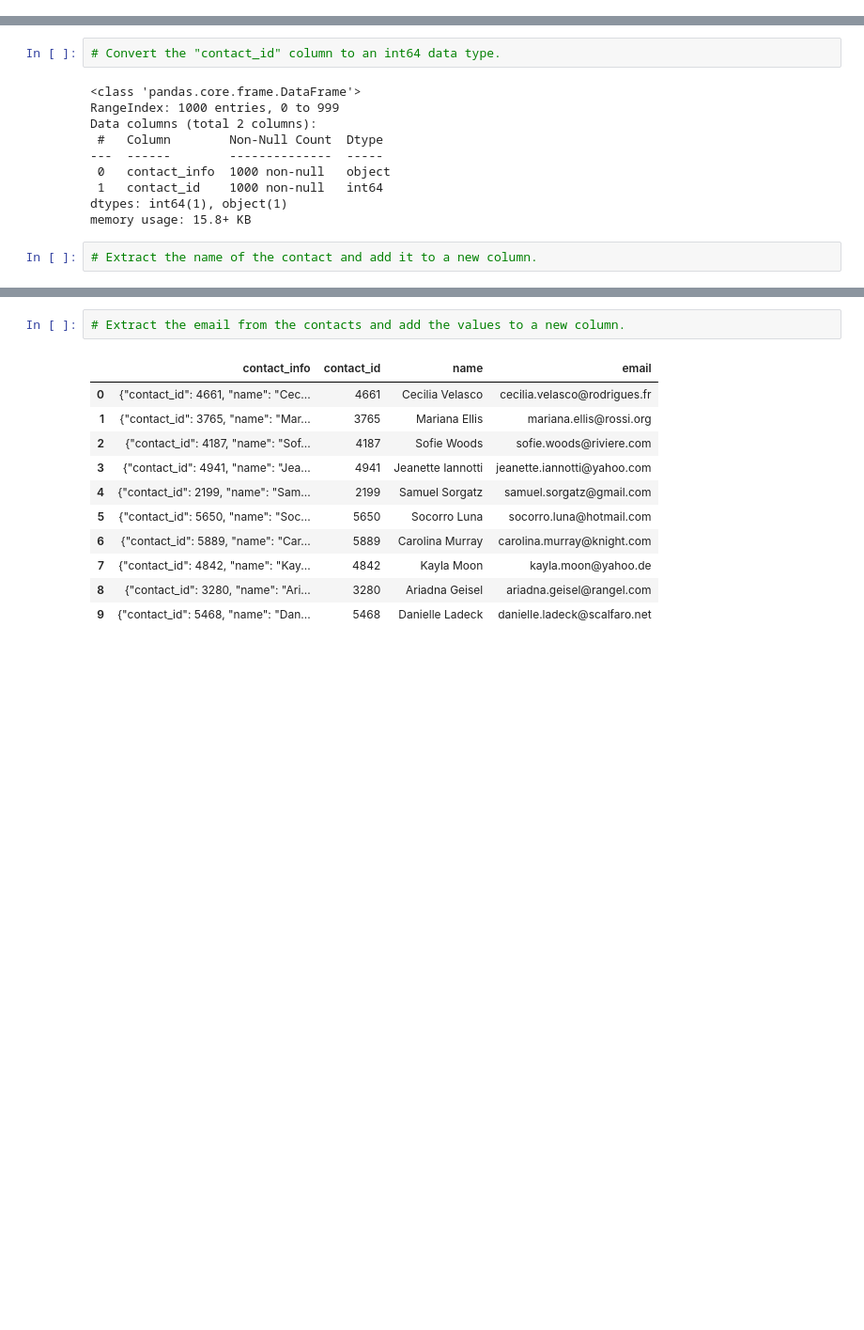
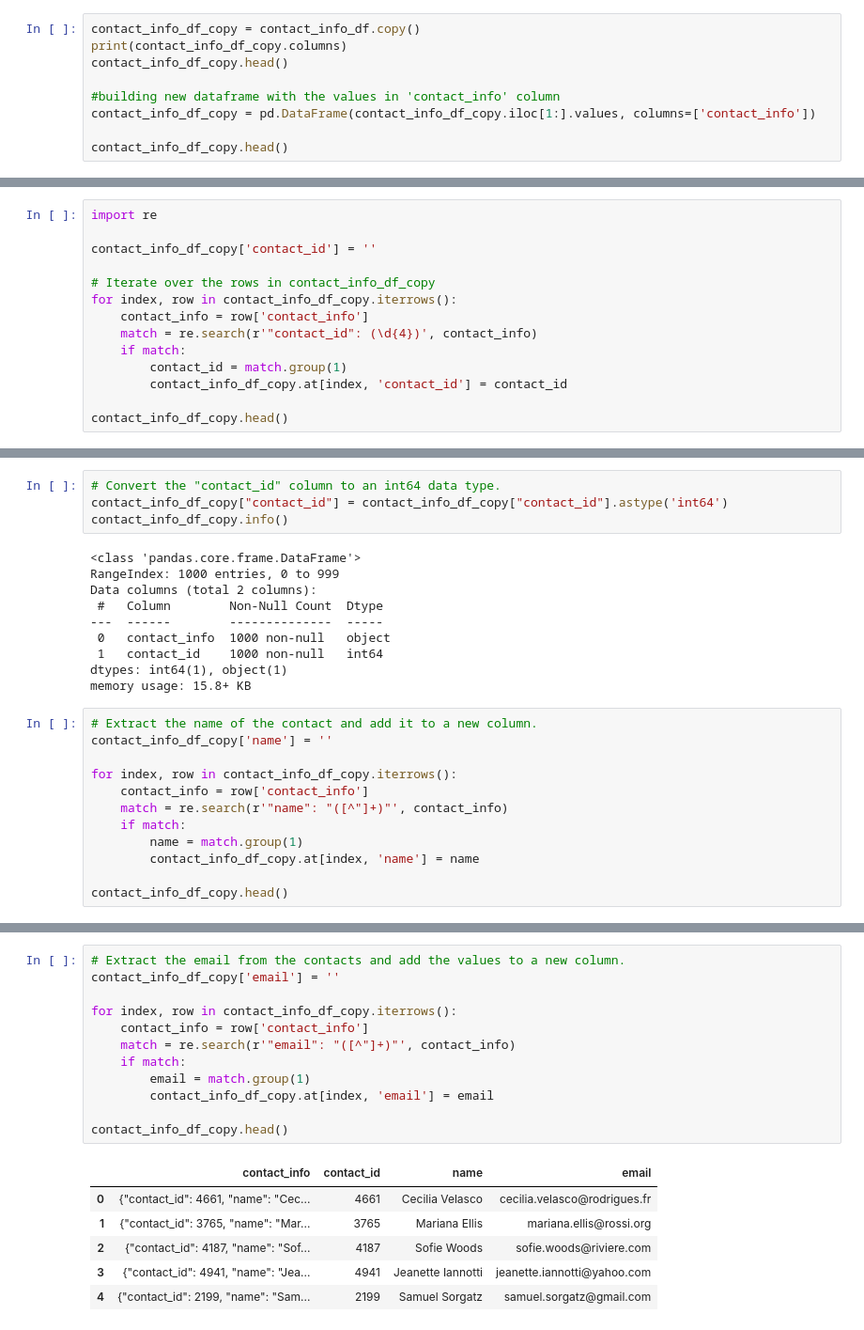
Before and after one commit to kristianrafuse/ETL-with-Python-Pandas, a Jupyter notebook: ETL_Mini_Project_KRafuse.ipynb, the cells around one changed output, grey strips where cells are left out. Shown at 94% size. Drawn from its saved outputs; the diff is of its cells as text; blank space fills up the shorter version.

```diff
--- a/ETL_Mini_Project_KRafuse.ipynb
+++ b/ETL_Mini_Project_KRafuse.ipynb
@@ -467,0 +448,9 @@ contact_info_df_copy.head()
+# %%
+contact_info_df_copy = contact_info_df.copy()
+print(contact_info_df_copy.columns)
+contact_info_df_copy.head()
+
+#building new dataframe with the values in 'contact_info' column
+contact_info_df_copy = pd.DataFrame(contact_info_df_copy.iloc[1:].values, columns=['contact_info'])
+
+contact_info_df_copy.head()
@@ -467,0 +465,14 @@ contact_info_df_copy.head()
+# %%
+import re
+
+contact_info_df_copy['contact_id'] = ''
+
+# Iterate over the rows in contact_info_df_copy
+for index, row in contact_info_df_copy.iterrows():
+    contact_info = row['contact_info']
+    match = re.search(r'"contact_id": (\d{4})', contact_info)
+    if match:
+        contact_id = match.group(1)
+        contact_info_df_copy.at[index, 'contact_id'] = contact_id
+
+contact_info_df_copy.head()
@@ -479,6 +498,8 @@ dtypes: object(2)
 memory usage: 15.8+ KB
 # %%
 # Convert the "contact_id" column to an int64 data type.
+contact_info_df_copy["contact_id"] = contact_info_df_copy["contact_id"].astype('int64')
+contact_info_df_copy.info()
 # %% [output]
 <class 'pandas.core.frame.DataFrame'>
 RangeIndex: 1000 entries, 0 to 999
@@ -491,6 +512,16 @@ dtypes: int64(1), object(1)
 memory usage: 15.8+ KB
 # %%
 # Extract the name of the contact and add it to a new column.
+contact_info_df_copy['name'] = ''
+
+for index, row in contact_info_df_copy.iterrows():
+    contact_info = row['contact_info']
+    match = re.search(r'"name": "([^"]+)"', contact_info)
+    if match:
+        name = match.group(1)
+        contact_info_df_copy.at[index, 'name'] = name
+
+contact_info_df_copy.head()
 # %% [output]
 |  | contact_info | contact_id | name |
 | 0 | {"contact_id": 4661, "name": "Cec... | 4661 | Cecilia Velasco |
@@ -506,16 +532,21 @@ memory usage: 15.8+ KB
 # %%
 # Extract the email from the contacts and add the values to a new column.
+contact_info_df_copy['email'] = ''
+
+for index, row in contact_info_df_copy.iterrows():
+    contact_info = row['contact_info']
+    match = re.search(r'"email": "([^"]+)"', contact_info)
+    if match:
+        email = match.group(1)
+        contact_info_df_copy.at[index, 'email'] = email
+
+contact_info_df_copy.head()
 # %% [output]
 |  | contact_info | contact_id | name | email |
 | 0 | {"contact_id": 4661, "name": "Cec... | 4661 | Cecilia Velasco | cecilia.velasco@rodrigues.fr |
 | 1 | {"contact_id": 3765, "name": "Mar... | 3765 | Mariana Ellis | mariana.ellis@rossi.org |
 | 2 | {"contact_id": 4187, "name": "Sof... | 4187 | Sofie Woods | sofie.woods@riviere.com |
 | 3 | {"contact_id": 4941, "name": "Jea... | 4941 | Jeanette Iannotti | jeanette.iannotti@yahoo.com |
 | 4 | {"contact_id": 2199, "name": "Sam... | 2199 | Samuel Sorgatz | samuel.sorgatz@gmail.com |
-| 5 | {"contact_id": 5650, "name": "Soc... | 5650 | Socorro Luna | socorro.luna@hotmail.com |
-| 6 | {"contact_id": 5889, "name": "Car... | 5889 | Carolina Murray | carolina.murray@knight.com |
-| 7 | {"contact_id": 4842, "name": "Kay... | 4842 | Kayla Moon | kayla.moon@yahoo.de |
-| 8 | {"contact_id": 3280, "name": "Ari... | 3280 | Ariadna Geisel | ariadna.geisel@rangel.com |
-| 9 | {"contact_id": 5468, "name": "Dan... | 5468 | Danielle Ladeck | danielle.ladeck@scalfaro.net |
 # %%
 # Create a copy of the contact_info_df with the 'contact_id', 'name', 'email' columns.
```
Also changed, not shown: parts of 12 cells of this notebook, 1 other file.
